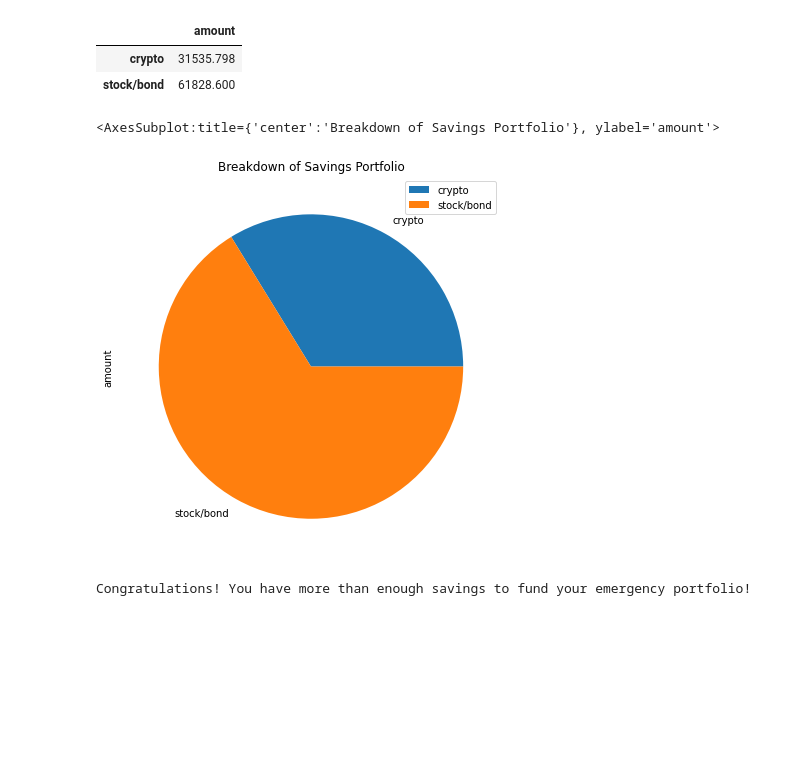
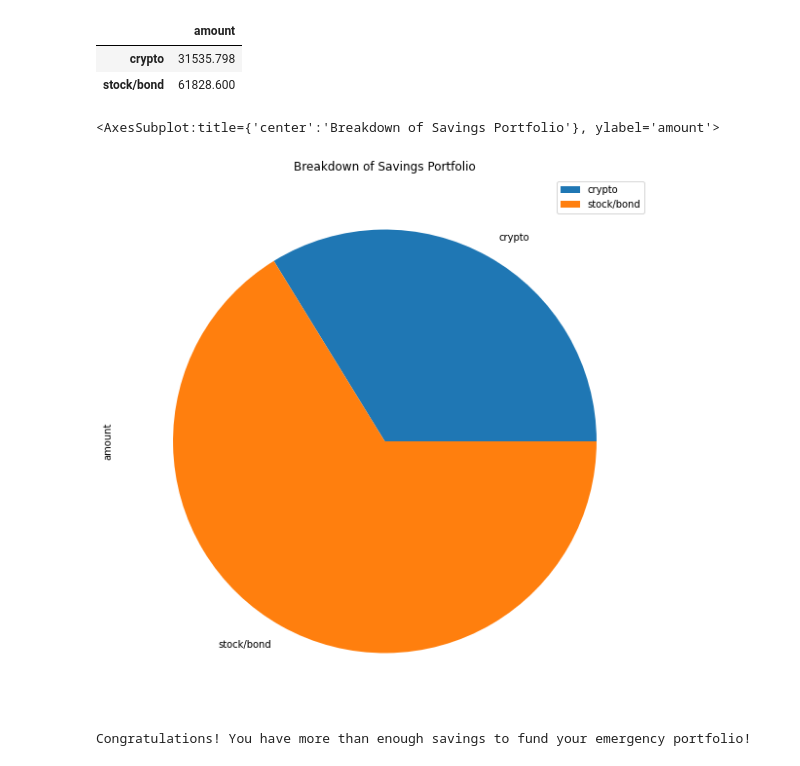
Before and after one commit to MajidKouki/c5-financial-planning-tools, a Jupyter notebook: financial_planning_tools.ipynb, the cells around one changed output. Drawn from its saved outputs; the diff is of its cells as text; code cells hidden in the pictures; blank space fills up the shorter version.

```diff
--- a/financial_planning_tools.ipynb
+++ b/financial_planning_tools.ipynb
@@ -217,10 +217,10 @@ savings_df
 | stock/bond | 61828.600 |
 # %%
 # Plot the total value of the member's portfolio (crypto and stock/bond) in a pie chart
-savings_df.plot.pie(title="Breakdown of Savings Portfolio", figsize=(10, 7), y="amount")
+savings_df.plot.pie(title="Breakdown of Savings Portfolio", figsize=(15, 10), y="amount")
 # %% [output]
 <AxesSubplot:title={'center':'Breakdown of Savings Portfolio'}, ylabel='amount'>
-[figure, old version]
+[figure, new version]
 # %%
 # Create a variable named emergency_fund_value
 emergency_fund_value = monthly_income * 3
```
Also changed, not shown: parts of 15 cells of this notebook.
